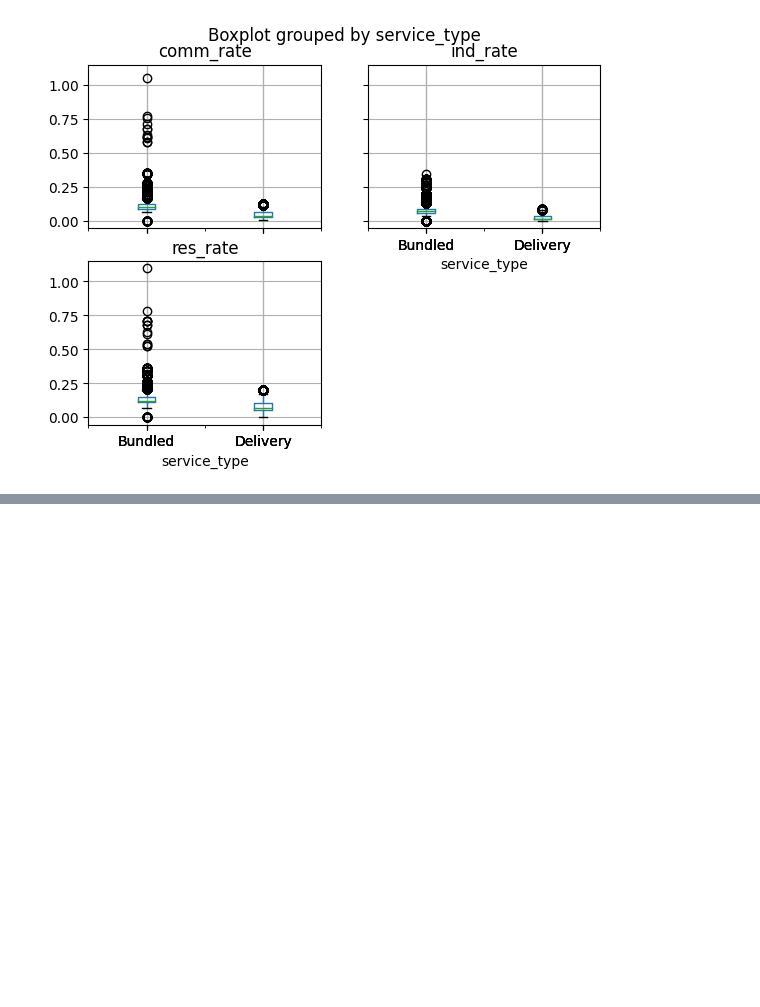
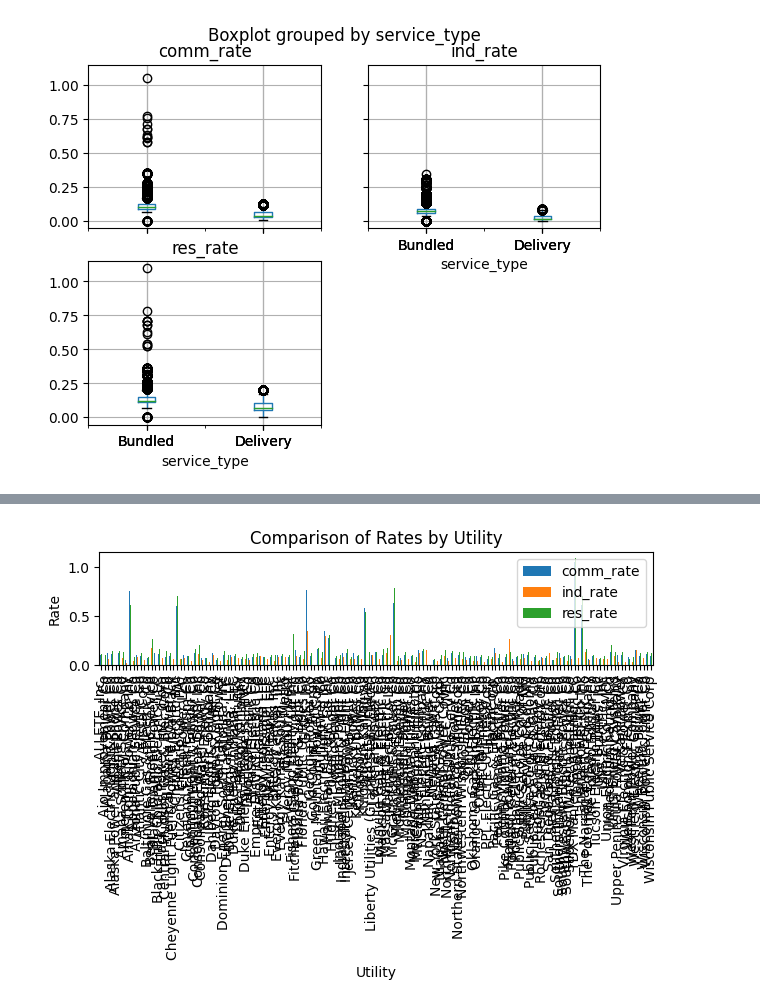
Before and after one commit to artluiz/Analise-da-qualidade-do-ar-em-diferentes-regioes, a Jupyter notebook: Projeto_4.ipynb, the cells around one changed output, grey strips where cells are left out. Saved outputs shown, nothing was run; the diff lists cells and outputs as text; code cells hidden in the pictures; blank space fills up the shorter version.

Commit message:
gerando primeiros insights e gráficos

```diff
--- a/Projeto_4.ipynb
+++ b/Projeto_4.ipynb
@@ -102,0 +127,6 @@ plt.show()
+# %%
+# Comparação entre empresas de serviços públicos
+drop_col = ['state', 'service_type', 'ownership', 'zip', 'eiaid']
+df3 = df.drop(drop_col, axis=1)
+utility_grouped = df3.groupby('utility_name').mean()  # Calcular a média das taxas por empresa
+print(utility_grouped)
@@ -102,0 +149,15 @@ plt.show()
+# %%
+# Criar o gráfico de barras
+utility_grouped.plot.bar()
+plt.xlabel('Utility')
+plt.ylabel('Rate')
+plt.title('Comparison of Rates by Utility')
+plt.legend()
+
+# Ajustar o layout para evitar que as legendas se sobreponham
+plt.tight_layout()
+
+# Exibir o gráfico (estou tentando encontrar uma maneira melhor de plotá-lo)
+plt.show()
+# %% [output]
+[figure, added]
```
Also changed, not shown: parts of 2 cells of this notebook.
